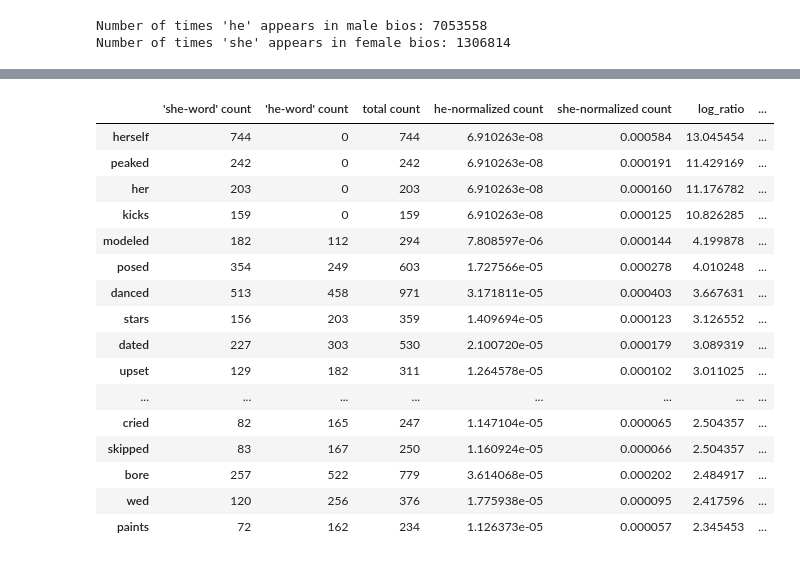
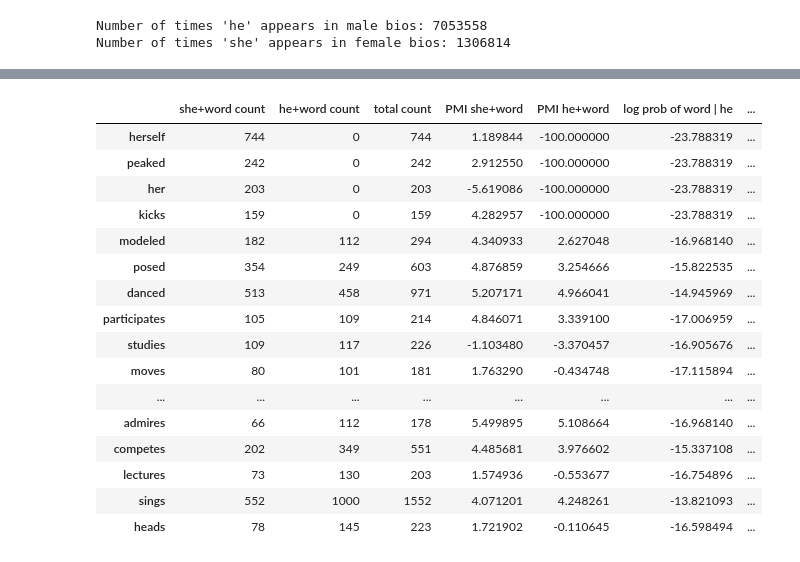
Before and after one commit to vfoss/w266-final, a Jupyter notebook: wiki_bigrams.ipynb, the cells around one changed output, grey strips where cells are left out. Cells and saved outputs as stored; diff of their text form; code cells hidden in the pictures.

```diff
--- a/wiki_bigrams.ipynb
+++ b/wiki_bigrams.ipynb
@@ -545,0 +597,6 @@ df.sort_values(by=['total count'], ascending=False, inplace=True)
+# %%
+df['PMI she+word'] = df.apply(lambda row: pmi(she_count, female_counter[row.name],
+                                              row["she+word count"], n_women), axis=1)
+df['PMI he+word'] = df.apply(lambda row: pmi(he_count, male_counter[row.name],
+                                             row["he+word count"], n_men), axis=1)
+df.head(10)
@@ -567,24 +622,28 @@ df['abs_ratio'] = abs(df['log_ratio'])
-# %%
-df.sort_values(by=['log_ratio'], ascending=False, inplace=True)
-df.head(25)
-# %% [output]
-|  | 'she-word' count | 'he-word' count | total count | he-normalized count | she-normalized count | log_ratio | ... |
-| herself | 744 | 0 | 744 | 6.910263e-08 | 0.000584 | 13.045454 | ... |
-| peaked | 242 | 0 | 242 | 6.910263e-08 | 0.000191 | 11.429169 | ... |
-| her | 203 | 0 | 203 | 6.910263e-08 | 0.000160 | 11.176782 | ... |
-| kicks | 159 | 0 | 159 | 6.910263e-08 | 0.000125 | 10.826285 | ... |
-| modeled | 182 | 112 | 294 | 7.808597e-06 | 0.000144 | 4.199878 | ... |
-| posed | 354 | 249 | 603 | 1.727566e-05 | 0.000278 | 4.010248 | ... |
-| danced | 513 | 458 | 971 | 3.171811e-05 | 0.000403 | 3.667631 | ... |
-| stars | 156 | 203 | 359 | 1.409694e-05 | 0.000123 | 3.126552 | ... |
-| dated | 227 | 303 | 530 | 2.100720e-05 | 0.000179 | 3.089319 | ... |
-| upset | 129 | 182 | 311 | 1.264578e-05 | 0.000102 | 3.011025 | ... |
-| ... | ... | ... | ... | ... | ... | ... | ... |
-| cried | 82 | 165 | 247 | 1.147104e-05 | 0.000065 | 2.504357 | ... |
-| skipped | 83 | 167 | 250 | 1.160924e-05 | 0.000066 | 2.504357 | ... |
-| bore | 257 | 522 | 779 | 3.614068e-05 | 0.000202 | 2.484917 | ... |
-| wed | 120 | 256 | 376 | 1.775938e-05 | 0.000095 | 2.417596 | ... |
-| paints | 72 | 162 | 234 | 1.126373e-05 | 0.000057 | 2.345453 | ... |
+# %%
+# Log likelihood ratio she : he
+
+df['LLR'] = df['log prob of word | she'] - df['log prob of word | he']
+df['abs_ratio'] = abs(df['LLR'])
+df.sort_values(by=['LLR'], ascending=False, inplace=True)
+df.head(25)
+# %% [output]
+|  | she+word count | he+word count | total count | PMI she+word | PMI he+word | log prob of word | he | ... |
+| herself | 744 | 0 | 744 | 1.189844 | -100.000000 | -23.788319 | ... |
+| peaked | 242 | 0 | 242 | 2.912550 | -100.000000 | -23.788319 | ... |
+| her | 203 | 0 | 203 | -5.619086 | -100.000000 | -23.788319 | ... |
+| kicks | 159 | 0 | 159 | 4.282957 | -100.000000 | -23.788319 | ... |
+| modeled | 182 | 112 | 294 | 4.340933 | 2.627048 | -16.968140 | ... |
+| posed | 354 | 249 | 603 | 4.876859 | 3.254666 | -15.822535 | ... |
+| danced | 513 | 458 | 971 | 5.207171 | 4.966041 | -14.945969 | ... |
+| participates | 105 | 109 | 214 | 4.846071 | 3.339100 | -17.006959 | ... |
+| studies | 109 | 117 | 226 | -1.103480 | -3.370457 | -16.905676 | ... |
+| moves | 80 | 101 | 181 | 1.763290 | -0.434748 | -17.115894 | ... |
+| ... | ... | ... | ... | ... | ... | ... | ... |
+| admires | 66 | 112 | 178 | 5.499895 | 5.108664 | -16.968140 | ... |
+| competes | 202 | 349 | 551 | 4.485681 | 3.976602 | -15.337108 | ... |
+| lectures | 73 | 130 | 203 | 1.574936 | -0.553677 | -16.754896 | ... |
+| sings | 552 | 1000 | 1552 | 4.071201 | 4.248261 | -13.821093 | ... |
+| heads | 78 | 145 | 223 | 1.721902 | -0.110645 | -16.598494 | ... |
 # %%
 df.tail(25)
 # %% [output]
```
Also changed, not shown: parts of 42 cells of this notebook, 1 other file.
